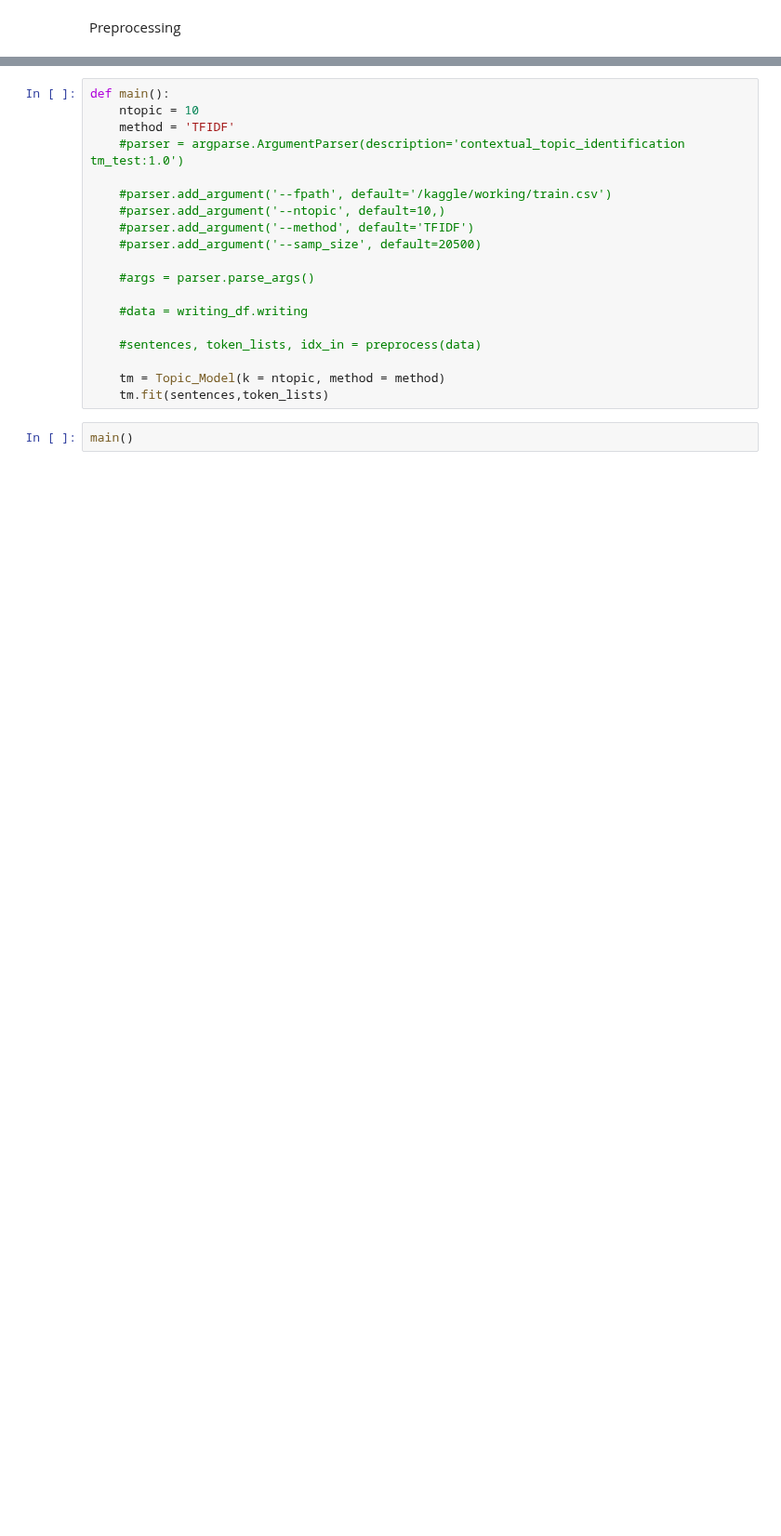
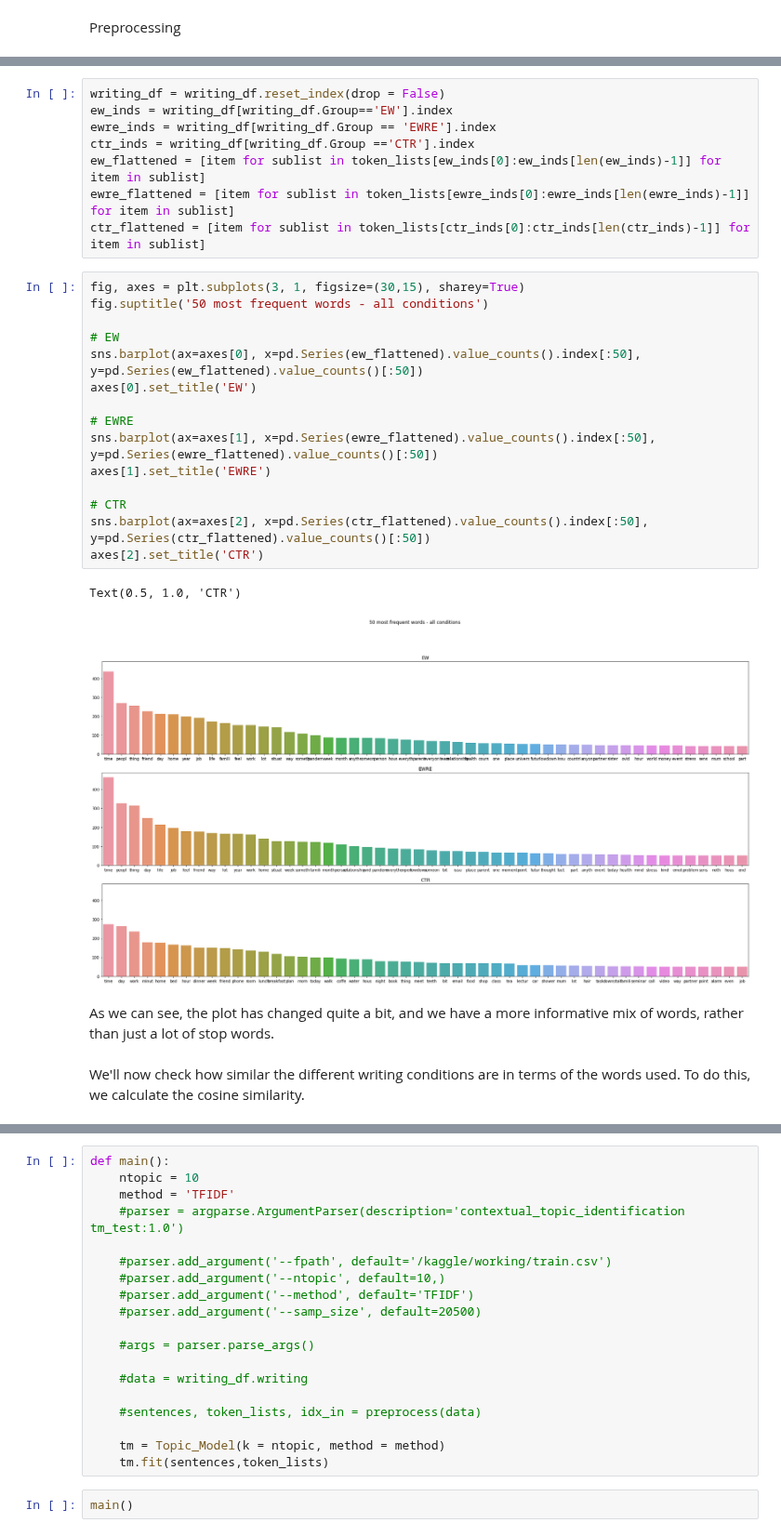
Before and after one commit to lucia-lux/EW_analysis, a Jupyter notebook: ew_nlp_writing.ipynb, the cells around one changed output, grey strips where cells are left out. Shown at 93% size. Saved outputs shown, nothing was run; the diff lists cells and outputs as text; blank space fills up the shorter version.

```diff
--- a/ew_nlp_writing.ipynb
+++ b/ew_nlp_writing.ipynb
@@ -208,0 +291,30 @@ def preprocess_word(s):
+# %%
+writing_df = writing_df.reset_index(drop = False)
+ew_inds = writing_df[writing_df.Group=='EW'].index
+ewre_inds = writing_df[writing_df.Group == 'EWRE'].index
+ctr_inds = writing_df[writing_df.Group =='CTR'].index
+ew_flattened = [item for sublist in token_lists[ew_inds[0]:ew_inds[len(ew_inds)-1]] for item in sublist]
+ewre_flattened = [item for sublist in token_lists[ewre_inds[0]:ewre_inds[len(ewre_inds)-1]] for item in sublist]
+ctr_flattened = [item for sublist in token_lists[ctr_inds[0]:ctr_inds[len(ctr_inds)-1]] for item in sublist]
+# %%
+fig, axes = plt.subplots(3, 1, figsize=(30,15), sharey=True)
+fig.suptitle('50 most frequent words - all conditions')
+
+# EW
+sns.barplot(ax=axes[0], x=pd.Series(ew_flattened).value_counts().index[:50], y=pd.Series(ew_flattened).value_counts()[:50])
+axes[0].set_title('EW')
+
+# EWRE
+sns.barplot(ax=axes[1], x=pd.Series(ewre_flattened).value_counts().index[:50], y=pd.Series(ewre_flattened).value_counts()[:50])
+axes[1].set_title('EWRE')
+
+# CTR
+sns.barplot(ax=axes[2], x=pd.Series(ctr_flattened).value_counts().index[:50], y=pd.Series(ctr_flattened).value_counts()[:50])
+axes[2].set_title('CTR')
+# %% [output]
+Text(0.5, 1.0, 'CTR')
+[figure, added]
+# %% [markdown]
+As we can see, the plot has changed quite a bit, and we have a more informative mix of words, rather than just a lot of stop words.
+# %% [markdown]
+We'll now check how similar the different writing conditions are in terms of the words used. To do this, we calculate the cosine similarity.
```
Also changed, not shown: parts of 18 cells of this notebook.
